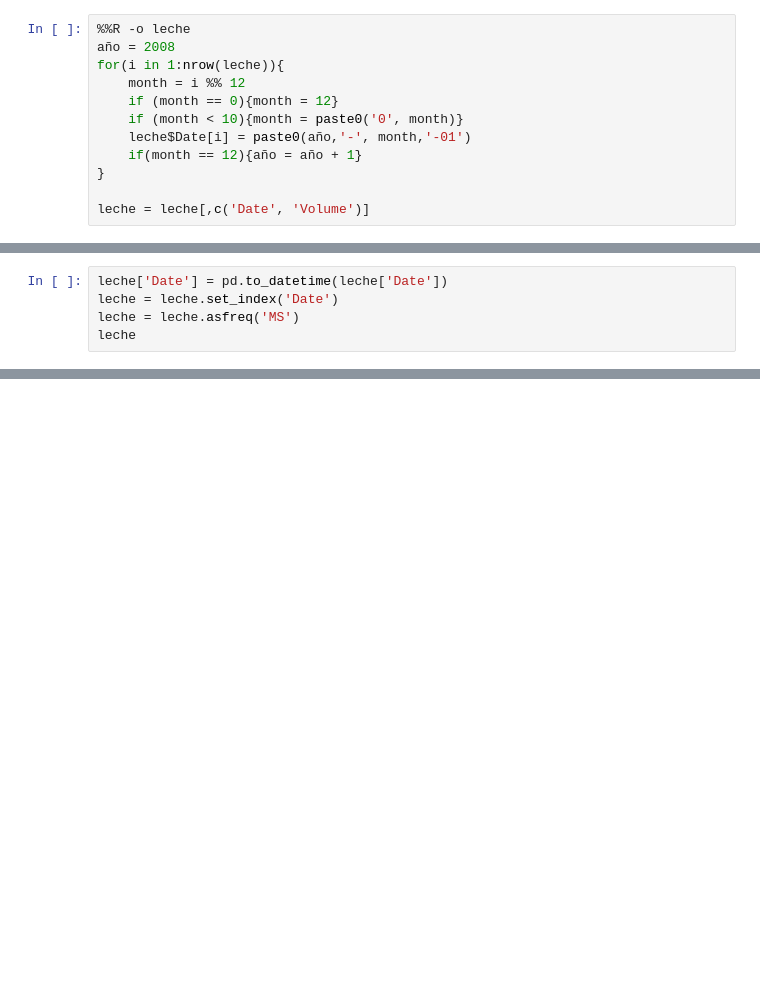
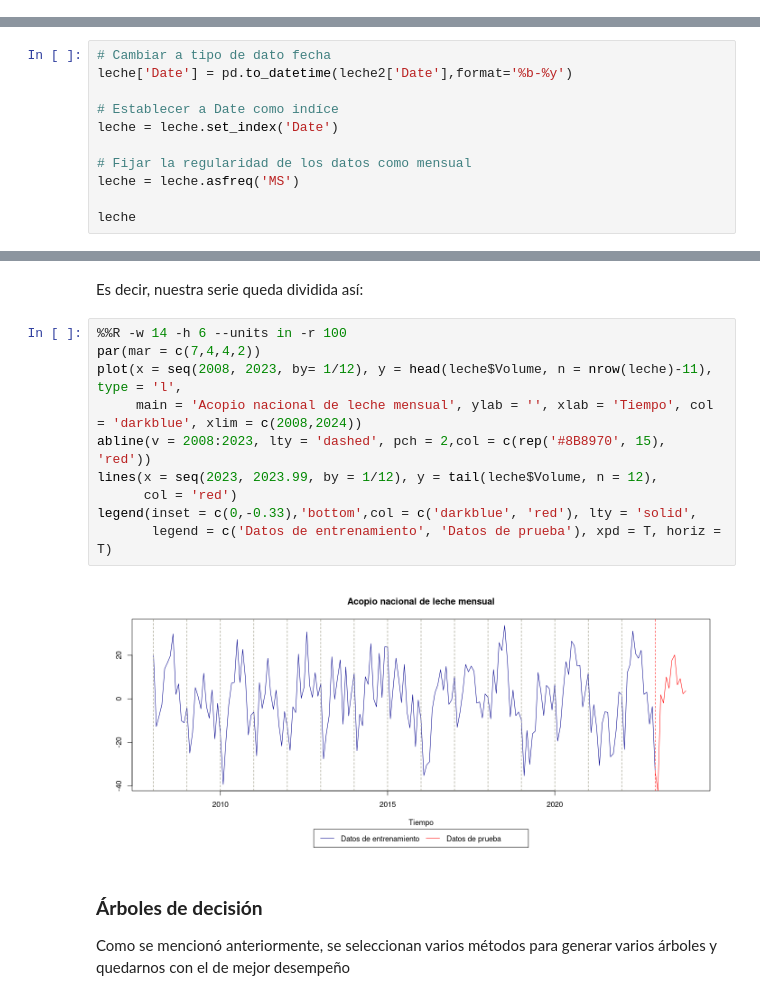
Before and after one commit to Mendivenson/Series-de-tiempo, a Jupyter notebook: Avance 2.ipynb, the cells around one changed output, grey strips where cells are left out. Cells and saved outputs as stored; diff of their text form; blank space fills up the shorter version.

```diff
--- a/Avance 2.ipynb
+++ b/Avance 2.ipynb
@@ -255,12 +289,0 @@ astsa::lag1.plot(leche$Volume, 12,corr = T)
-# %%
-%%R -o leche
-año = 2008
-for(i in 1:nrow(leche)){
-    month = i %% 12
-    if (month == 0){month = 12}
-    if (month < 10){month = paste0('0', month)}
-    leche$Date[i] = paste0(año,'-', month,'-01')
-    if(month == 12){año = año + 1}
-}
-
-leche = leche[,c('Date', 'Volume')]
@@ -287,5 +289,0 @@ Debido a la cantidad de datos presentes en la serie (192) se realizará la selec
-# %%
-leche['Date'] = pd.to_datetime(leche['Date'])
-leche = leche.set_index('Date')
-leche = leche.asfreq('MS')
-leche
@@ -487,0 +292,11 @@ Freq: MS, Name: pred, dtype: float64
+# %%
+# Cambiar a tipo de dato fecha
+leche['Date'] = pd.to_datetime(leche2['Date'],format='%b-%y')
+
+# Establecer a Date como indíce
+leche = leche.set_index('Date')
+
+# Fijar la regularidad de los datos como mensual
+leche = leche.asfreq('MS')
+
+leche
@@ -487,0 +355,18 @@ Freq: MS, Name: pred, dtype: float64
+# %% [markdown]
+Es decir, nuestra serie queda dividida así:
+# %%
+%%R -w 14 -h 6 --units in -r 100
+par(mar = c(7,4,4,2))
+plot(x = seq(2008, 2023, by= 1/12), y = head(leche$Volume, n = nrow(leche)-11), type = 'l',
+     main = 'Acopio nacional de leche mensual', ylab = '', xlab = 'Tiempo', col = 'darkblue', xlim = c(2008,2024))
+abline(v = 2008:2023, lty = 'dashed', pch = 2,col = c(rep('#8B8970', 15), 'red'))
+lines(x = seq(2023, 2023.99, by = 1/12), y = tail(leche$Volume, n = 12),
+      col = 'red')
+legend(inset = c(0,-0.33),'bottom',col = c('darkblue', 'red'), lty = 'solid',
+       legend = c('Datos de entrenamiento', 'Datos de prueba'), xpd = T, horiz = T)
+# %% [output]
+[figure, added]
+# %% [markdown]
+### **Árboles de decisión**
+
+Como se mencionó anteriormente, se seleccionan varios métodos para generar varios árboles y quedarnos con el de mejor desempeño
```
Also changed, not shown: parts of 114 cells of this notebook.
